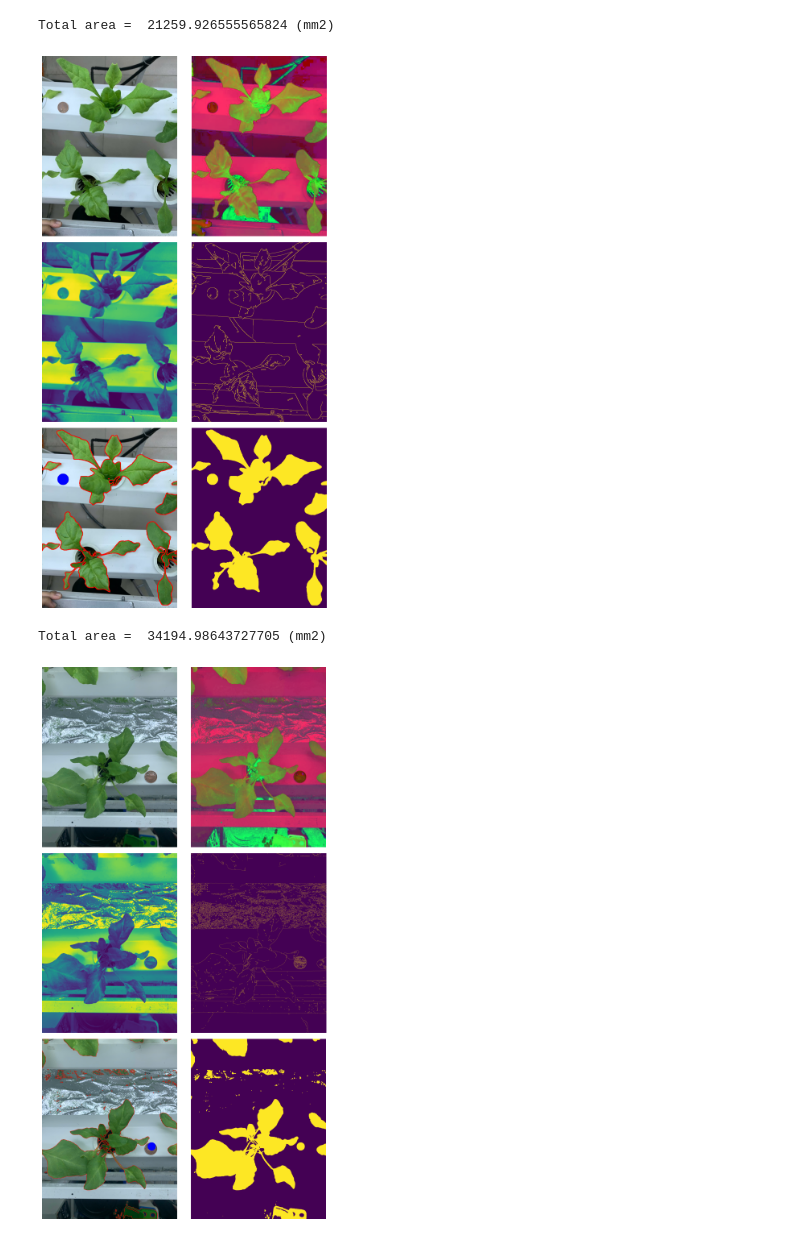
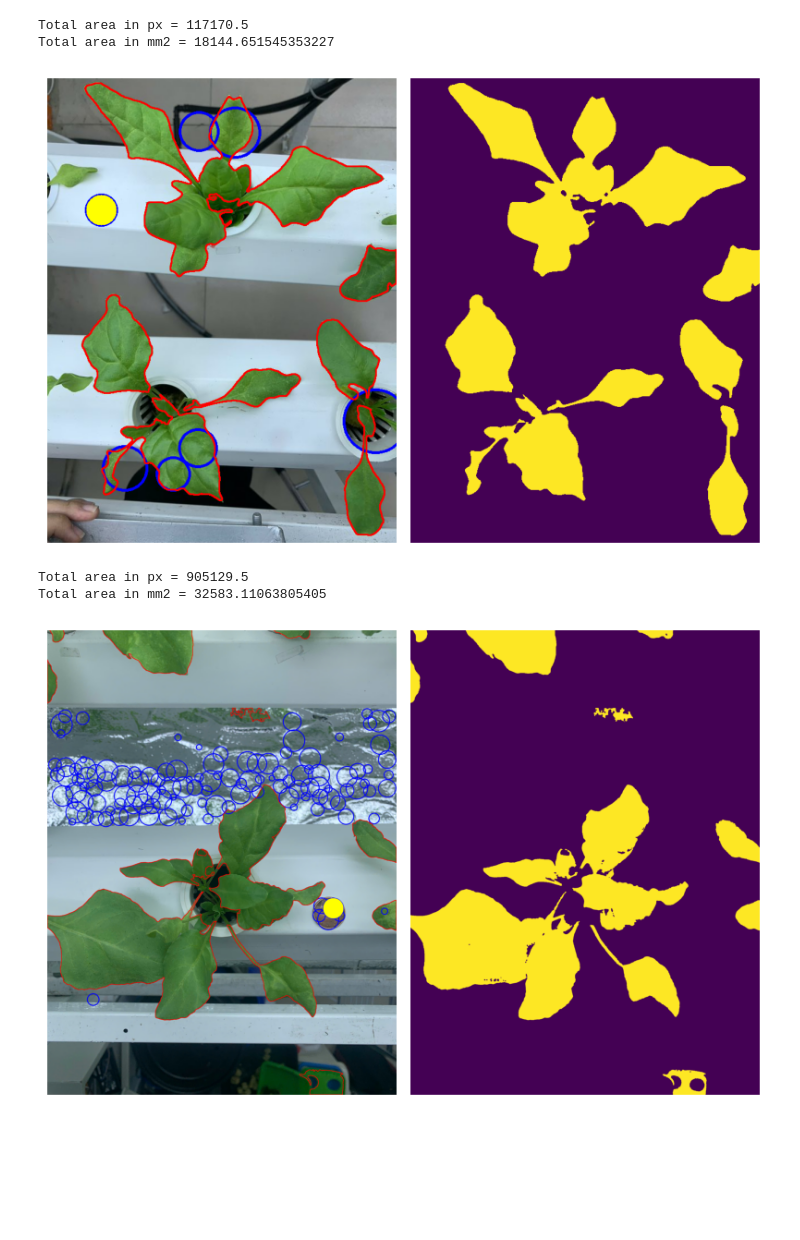
Before and after one commit to longluv1605/leaves-area, a Jupyter notebook: only_im_processing.ipynb, the cells around one changed output. Cells and saved outputs as stored; diff of their text form; code cells hidden in the pictures; blank space fills up the shorter version.

```diff
--- a/only_im_processing.ipynb
+++ b/only_im_processing.ipynb
@@ -120,16 +255,18 @@ def compute_area(image_path, min_area=1000):
 # %%
-image_path = 'im.jpg'
+image_path = 'im1.jpg'
 images, labels = compute_area(image_path)
 # compute_area(image_path)
-show_images(images, labels, plot_size=(3, 2), figsize=(8, 14))
+show_images(images[-2:], labels[-2:], plot_size=(1, 2), figsize=(8, 14))
 # %% [output]
-Total area =  21259.926555565824 (mm2)
+Total area in px = 117170.5
+Total area in mm2 = 18144.651545353227
-[figure, old version]
+[figure, new version]
 # %%
-image_path = 'datasets/X2/3.X2.1.6.153.11012025.jpg'
+image_path = 'im2.jpg'
 images, labels = compute_area(image_path)
 # compute_area(image_path)
-show_images(images, labels, plot_size=(3, 2), figsize=(8, 14))
+show_images(images[-2:], labels[-2:], plot_size=(1, 2), figsize=(8, 14))
 # %% [output]
-Total area =  34194.98643727705 (mm2)
+Total area in px = 905129.5
+Total area in mm2 = 32583.11063805405
-[figure, old version]
+[figure, new version]
```
Also changed, not shown: parts of 4 cells of this notebook, 9 other files.
